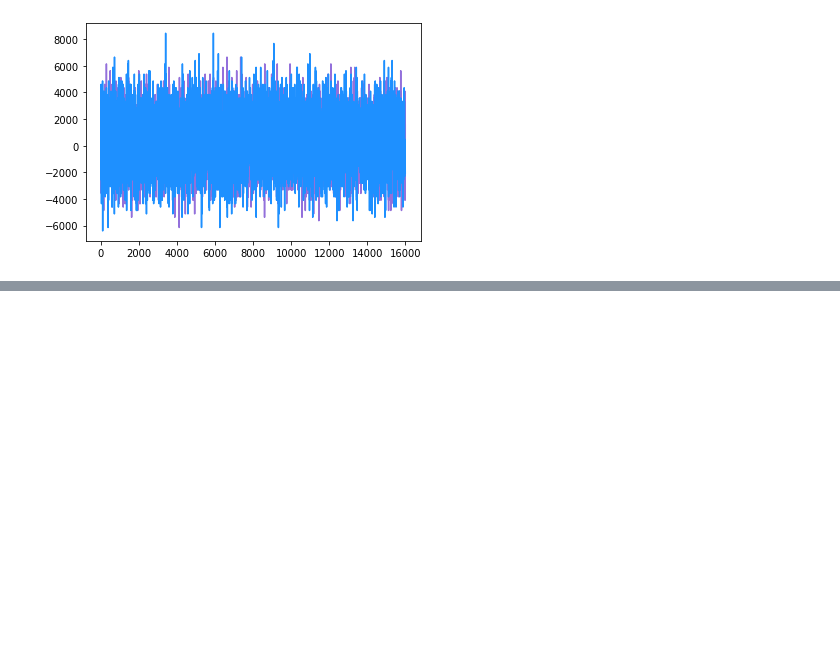
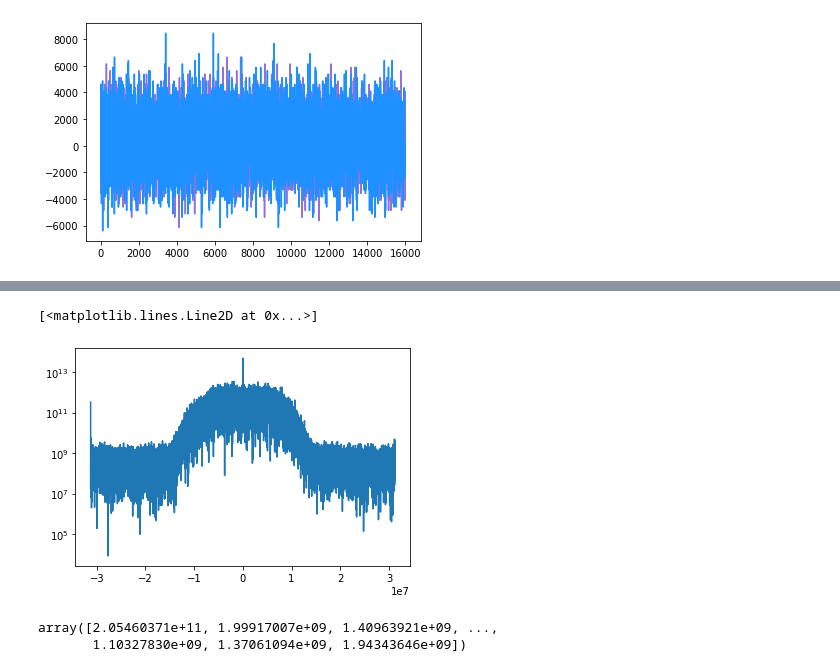
Before and after one commit to melrusso8/Radio-Group-Repo, a Jupyter notebook: LAB 2/Mel/Lab 2 Week 1.ipynb, the cells around one changed output, grey strips where cells are left out. Drawn from its saved outputs; the diff is of its cells as text; code cells hidden in the pictures; blank space fills up the shorter version.

```diff
--- a/LAB 2/Mel/Lab 2 Week 1.ipynb
+++ b/LAB 2/Mel/Lab 2 Week 1.ipynb
@@ -21,0 +79,30 @@ plt.plot(correct_water_data["arr_0"][0][0], "dodgerblue")
+# %%
+# CALIBRATION DATA
+freq = np.fft.fftfreq(16000, 1/62.5e6)
+freq = np.fft.fftshift(freq)
+
+ft = np.fft.fft(water_data[0])
+ft = np.fft.fftshift(ft)
+power = abs(ft)**2
+s_cal = power
+
+plt.semilogy(freq, power)
+#needs to be averaged
+# %% [output]
+[<matplotlib.lines.Line2D at 0x...>]
+[figure, added]
+# %%
+blocks = 1000
+avg_power_array = []
+for n in range (0, blocks):
+    data_new = data[n]
+    ft = np.fft.fft(data_new)
+    ft = np.fft.fftshift(ft)
+    power = abs(ft)**2
+    avg_power_array.append(power)
+
+avg_power_array = np.mean(avg_power_array, axis=0)
+avg_power_array
+# %% [output]
+array([2.05460371e+11, 1.99917007e+09, 1.40963921e+09, ...,
+       1.10327830e+09, 1.37061094e+09, 1.94343646e+09])
```
Also changed, not shown: parts of 15 cells of this notebook.
